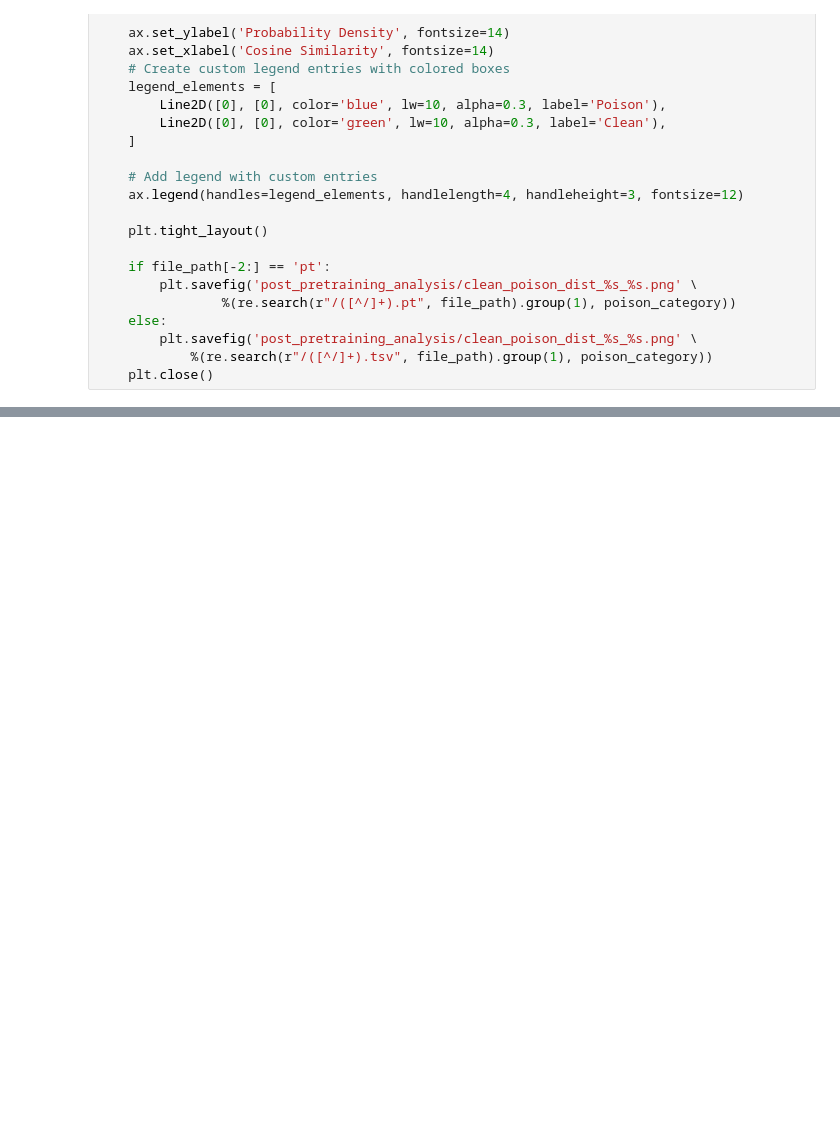
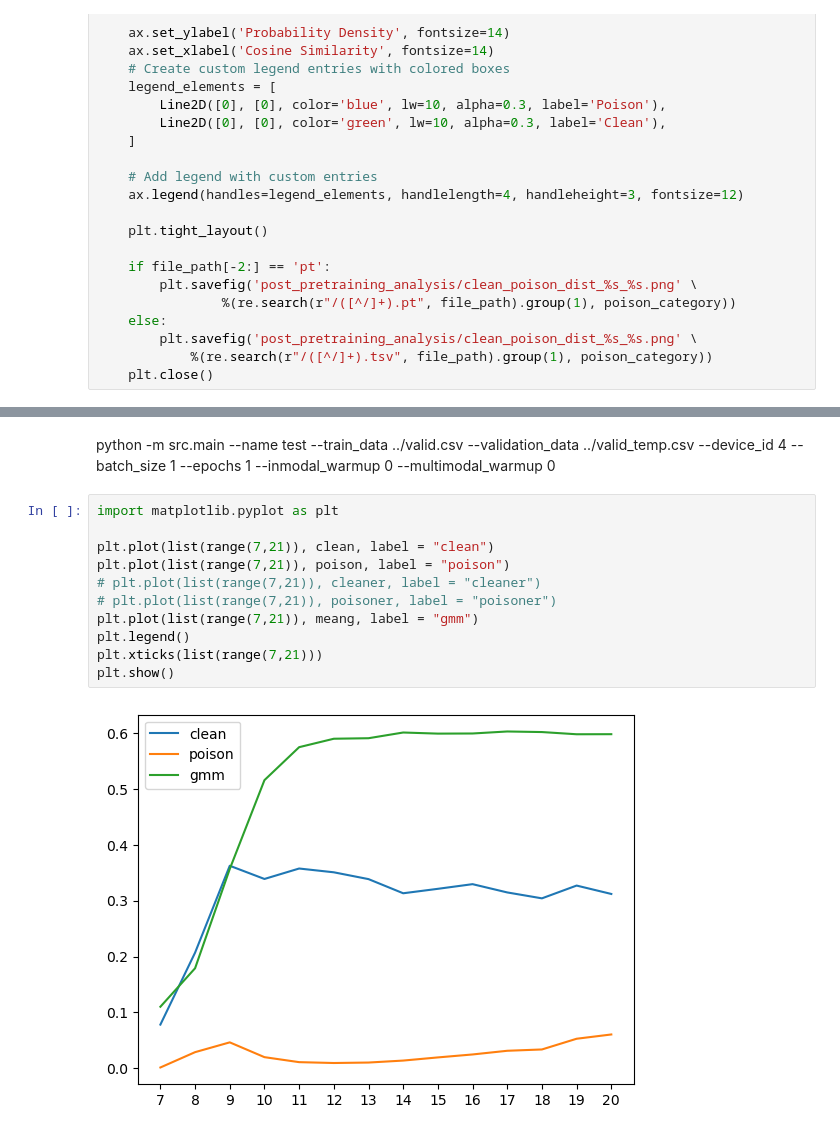
Before and after one commit to HangerYang/RoCLIP, a Jupyter notebook: CyCLIP/draw_plot.ipynb, the cells around one changed output, grey strips where cells are left out. Saved outputs shown, nothing was run; the diff lists cells and outputs as text; blank space fills up the shorter version.

```diff
--- a/CyCLIP/draw_plot.ipynb
+++ b/CyCLIP/draw_plot.ipynb
@@ -145,0 +303,15 @@ def plot_clean_n_poison_similarity_distribution(file_path, poison_category='full
+# %% [markdown]
+python -m src.main --name test --train_data ../valid.csv --validation_data ../valid_temp.csv --device_id 4 --batch_size 1 --epochs 1 --inmodal_warmup 0 --multimodal_warmup 0
+# %%
+import matplotlib.pyplot as plt
+
+plt.plot(list(range(7,21)), clean, label = "clean")
+plt.plot(list(range(7,21)), poison, label = "poison")
+# plt.plot(list(range(7,21)), cleaner, label = "cleaner")
+# plt.plot(list(range(7,21)), poisoner, label = "poisoner")
+plt.plot(list(range(7,21)), meang, label = "gmm")
+plt.legend()
+plt.xticks(list(range(7,21)))
+plt.show()
+# %% [output]
+[figure, added]
```
Also changed, not shown: parts of 63 cells of this notebook, 21 other files.
